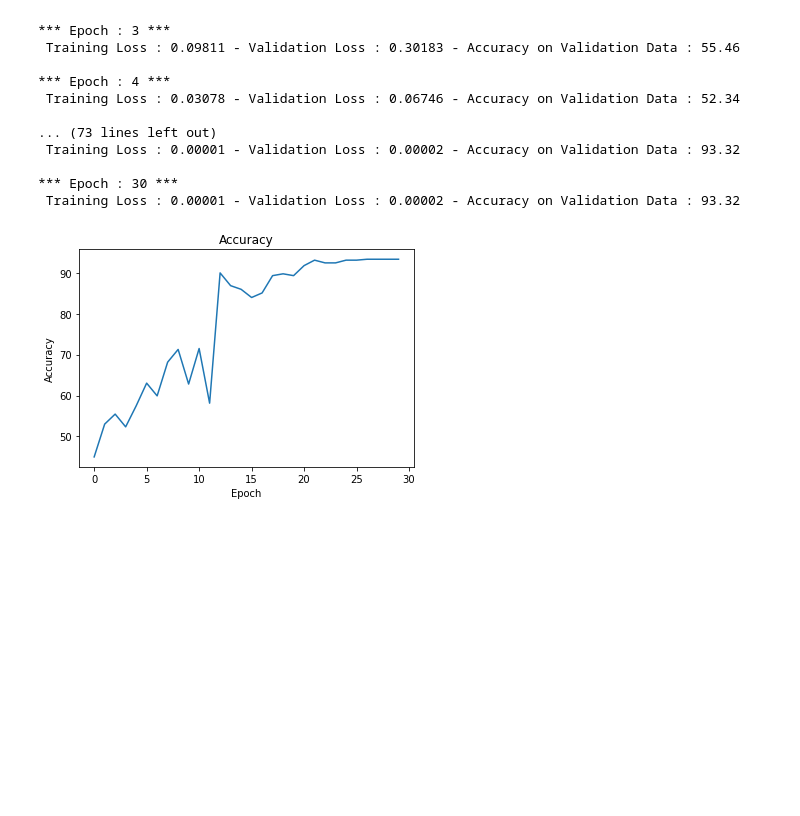
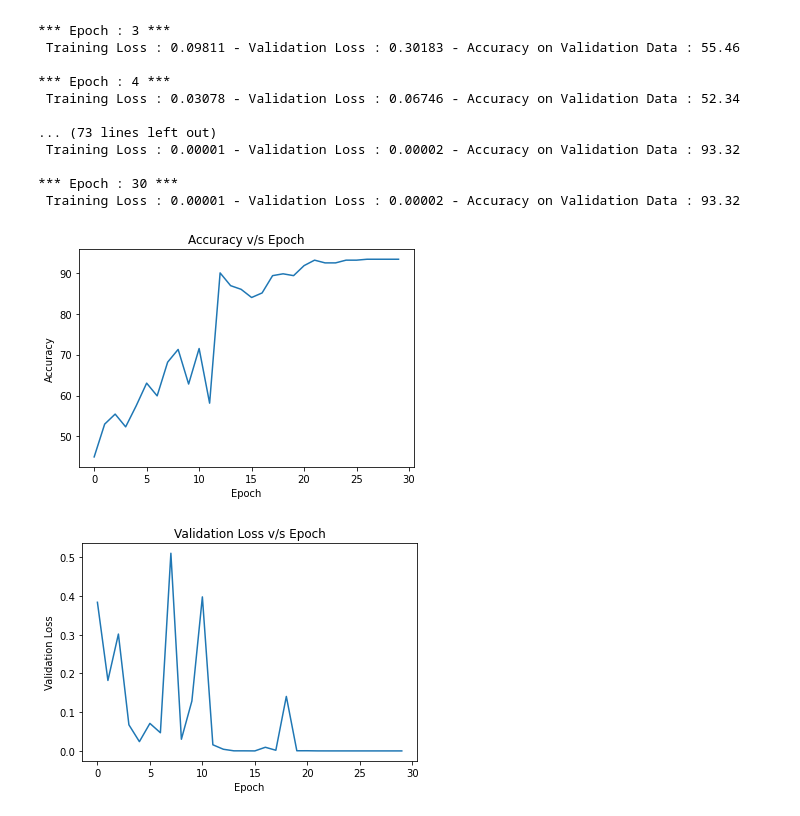
Before and after one commit to sivamjsk/Mask-Classification-Using-CNN-AI, a Jupyter notebook: Final_COMP_6721_Part_1.ipynb, the cells around one changed output. Saved outputs shown, nothing was run; the diff lists cells and outputs as text; code cells hidden in the pictures; blank space fills up the shorter version.

```diff
--- a/Final_COMP_6721_Part_1.ipynb
+++ b/Final_COMP_6721_Part_1.ipynb
@@ -23,6 +45,7 @@ def data_loader(path,batch,test_data_index,validation_data_index):
     all_data = ImageFolder(root=path, transform=transformer)
 
     class_labels_dict = {}
+    class_names = all_data.classes
     label_count = 0
     for label_name in all_data.classes:
         class_labels_dict[label_count] = label_name
@@ -55,7 +78,7 @@ def data_loader(path,batch,test_data_index,validation_data_index):
     plt.show()
 
     for i in class_labels_dict.keys():
-        print(i ," : " , class_labels_dict[i])
+        print(i ," : " , class_labels_dict[i],"-",mask_counts[i]," images")
 
     labels = 'Training', 'Validation', 'Testing'
     sizes = [data_train_size, data_validation_size, data_test_size]
@@ -73,8 +96,8 @@ def data_loader(path,batch,test_data_index,validation_data_index):
     plt.show()
 
 
-    return data_train_loader, data_validation_loader ,data_test_loader, class_labels_dict
+    return data_train_loader, data_validation_loader ,data_test_loader, class_labels_dict, class_names
 # %%
-data_train_loader, data_validation_loader ,data_test_loader, class_labels_dict = data_loader(dataSet_Path,32,0.2,0.2)
+data_train_loader, data_validation_loader ,data_test_loader, class_labels_dict, class_names = data_loader(dataSet_Path,32,0.2,0.2)
 # %% [output]
 [figure]
@@ -174,14 +197,22 @@ if not use_saved_model:
  Training Loss : 0.00001 - Validation Loss : 0.00002 - Accuracy on Validation Data : 93.32
 # %%
 if not use_saved_model:
+
     torch.save(model.state_dict(), "CNN.model")
     plt.plot(accuracy_list)
-    plt.title('Accuracy')
+    plt.title('Accuracy v/s Epoch')
     plt.xlabel('Epoch')
     plt.ylabel('Accuracy')
     plt.show()
+
+    plt.plot(complete_validation_loss_list)
+    plt.title('Validation Loss v/s Epoch')
+    plt.xlabel('Epoch')
+    plt.ylabel('Validation Loss')
+    plt.show()
 # %% [output]
-[figure, old version]
+[figure, new version]
+[figure, added]
 # %%
 predicted_labels = []
 correct_labels = []
```
Also changed, not shown: parts of 5 cells of this notebook.
